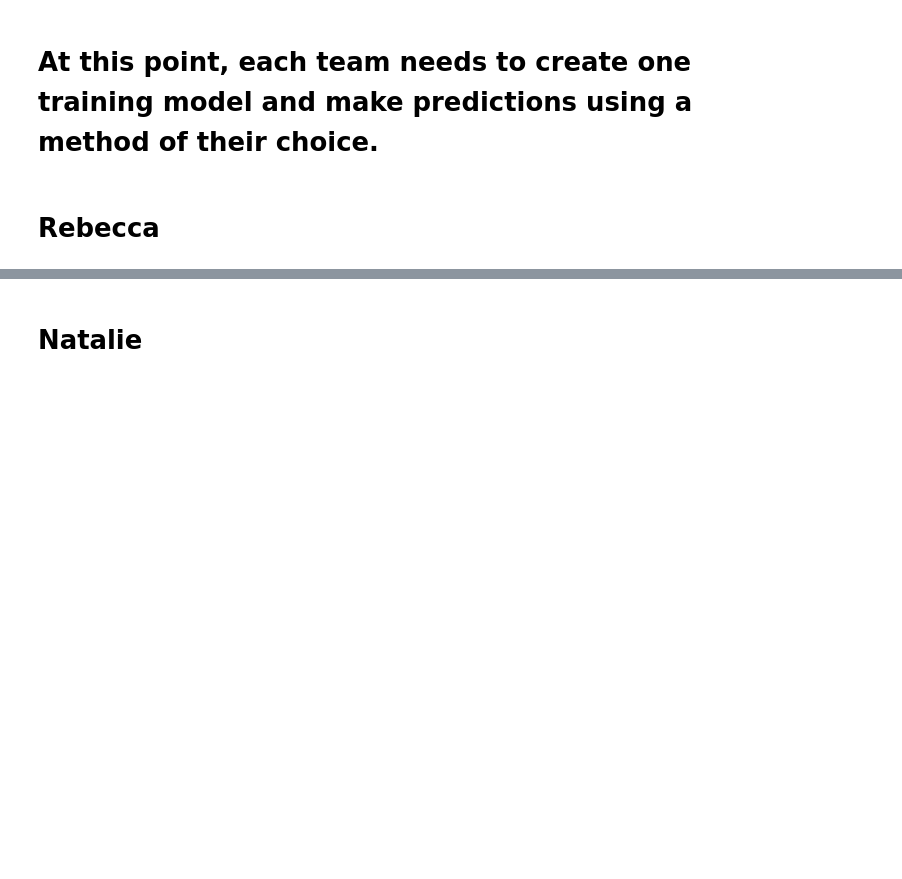
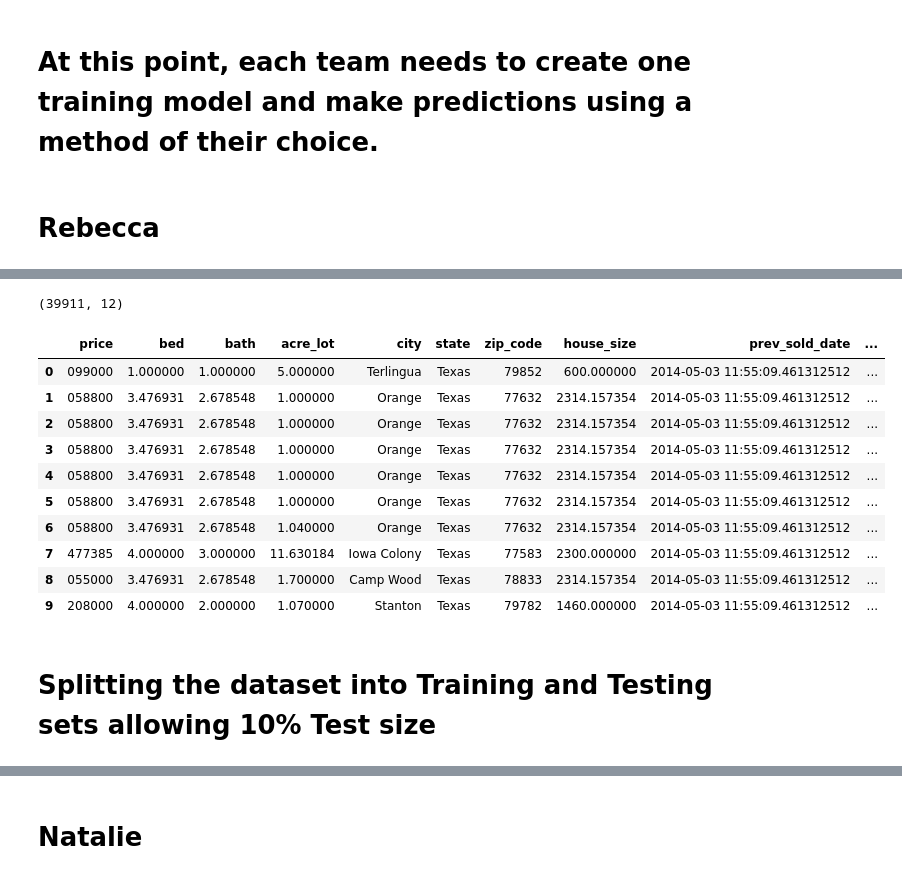
Before and after one commit to trentlerma/groupthreeproject, a Jupyter notebook: Project 2.ipynb, the cells around one changed output, grey strips where cells are left out. Drawn from its saved outputs; the diff is of its cells as text; code cells hidden in the pictures; blank space fills up the shorter version.

```diff
--- a/Project 2.ipynb
+++ b/Project 2.ipynb
@@ -260,0 +392,14 @@ df_prediction_1.head()
+# %%
+# Imputing NAN Fields
+
+Real_Estate_data_imputed_df= Real_Estate_data_df.copy()
+
+# Mean imputation for the selected columns
+Real_Estate_data_imputed_df['bed'].fillna(Real_Estate_data_imputed_df['bed'].mean(), inplace=True)
+Real_Estate_data_imputed_df['bath'].fillna(Real_Estate_data_imputed_df['bath'].mean(), inplace=True)
+Real_Estate_data_imputed_df['house_size'].fillna(Real_Estate_data_imputed_df['house_size'].mean(), inplace=True)
+Real_Estate_data_imputed_df['acre_lot'].fillna(Real_Estate_data_imputed_df['acre_lot'].mean(), inplace=True)
+Real_Estate_data_imputed_df['prev_sold_date'].fillna(Real_Estate_data_imputed_df['prev_sold_date'].mean(), inplace=True)
+
+print("\nDataFrame after Mean Imputation:")
+print(Real_Estate_data_imputed_df)
@@ -260,0 +443,48 @@ df_prediction_1.head()
+# %%
+Clean_Real_Estate_data_imputed_df=Real_Estate_data_imputed_df.dropna()
+
+Clean_Real_Estate_data_imputed_df.shape
+# %% [output]
+(39911, 12)
+# %%
+transform2_data_df = Clean_Real_Estate_data_imputed_df.copy()
+
+# Calculate the age of the house since it was last sold
+transform2_data_df['house_age_since_sold'] = (pd.to_datetime('2024-08-30') - transform2_data_df['prev_sold_date']).dt.days
+
+# Calculate the Price per square foot
+transform2_data_df['price_per_sqft'] = transform2_data_df['price'] / transform2_data_df['house_size']
+
+# Calculate the average house value per zip code
+average_house_value_per_zipcode = transform2_data_df.groupby('zip_code')['price'].mean().reset_index()
+
+# Rename the column to be more descriptive
+average_house_value_per_zipcode.rename(columns={'price': 'average_house_value_per_zipcode'}, inplace=True)
+
+# Merge the average house value per zip code back to the original DataFrame
+transform2_data_df = transform2_data_df.merge(average_house_value_per_zipcode, on='zip_code', how='left')
+
+# Pad prices to 6 digits with leading zeros
+transform2_data_df['average_house_value_per_zipcode'] = transform2_data_df['average_house_value_per_zipcode'].apply(lambda x: f"{int(x):06d}")
+transform2_data_df['price_per_sqft'] = transform2_data_df['price_per_sqft'].apply(lambda x: f"{int(x):06d}")
+transform2_data_df['price'] = transform2_data_df['price'].apply(lambda x: f"{int(x):06d}")
+
+transform2_data_df.drop(columns=['brokered_by','status','street'],inplace=True)
+
+
+
+transform2_data_df.head(10)
+# %% [output]
+|  | price | bed | bath | acre_lot | city | state | zip_code | house_size | prev_sold_date | ... |
+| 0 | 099000 | 1.000000 | 1.000000 | 5.000000 | Terlingua | Texas | 79852 | 600.000000 | 2014-05-03 11:55:09.461312512 | ... |
+| 1 | 058800 | 3.476931 | 2.678548 | 1.000000 | Orange | Texas | 77632 | 2314.157354 | 2014-05-03 11:55:09.461312512 | ... |
+| 2 | 058800 | 3.476931 | 2.678548 | 1.000000 | Orange | Texas | 77632 | 2314.157354 | 2014-05-03 11:55:09.461312512 | ... |
+| 3 | 058800 | 3.476931 | 2.678548 | 1.000000 | Orange | Texas | 77632 | 2314.157354 | 2014-05-03 11:55:09.461312512 | ... |
+| 4 | 058800 | 3.476931 | 2.678548 | 1.000000 | Orange | Texas | 77632 | 2314.157354 | 2014-05-03 11:55:09.461312512 | ... |
+| 5 | 058800 | 3.476931 | 2.678548 | 1.000000 | Orange | Texas | 77632 | 2314.157354 | 2014-05-03 11:55:09.461312512 | ... |
+| 6 | 058800 | 3.476931 | 2.678548 | 1.040000 | Orange | Texas | 77632 | 2314.157354 | 2014-05-03 11:55:09.461312512 | ... |
+| 7 | 477385 | 4.000000 | 3.000000 | 11.630184 | Iowa Colony | Texas | 77583 | 2300.000000 | 2014-05-03 11:55:09.461312512 | ... |
+| 8 | 055000 | 3.476931 | 2.678548 | 1.700000 | Camp Wood | Texas | 78833 | 2314.157354 | 2014-05-03 11:55:09.461312512 | ... |
+| 9 | 208000 | 4.000000 | 2.000000 | 1.070000 | Stanton | Texas | 79782 | 1460.000000 | 2014-05-03 11:55:09.461312512 | ... |
+# %% [markdown]
+# Splitting the dataset into Training and Testing sets allowing 10% Test size
```
Also changed, not shown: parts of 32 cells of this notebook, 2 other files.
